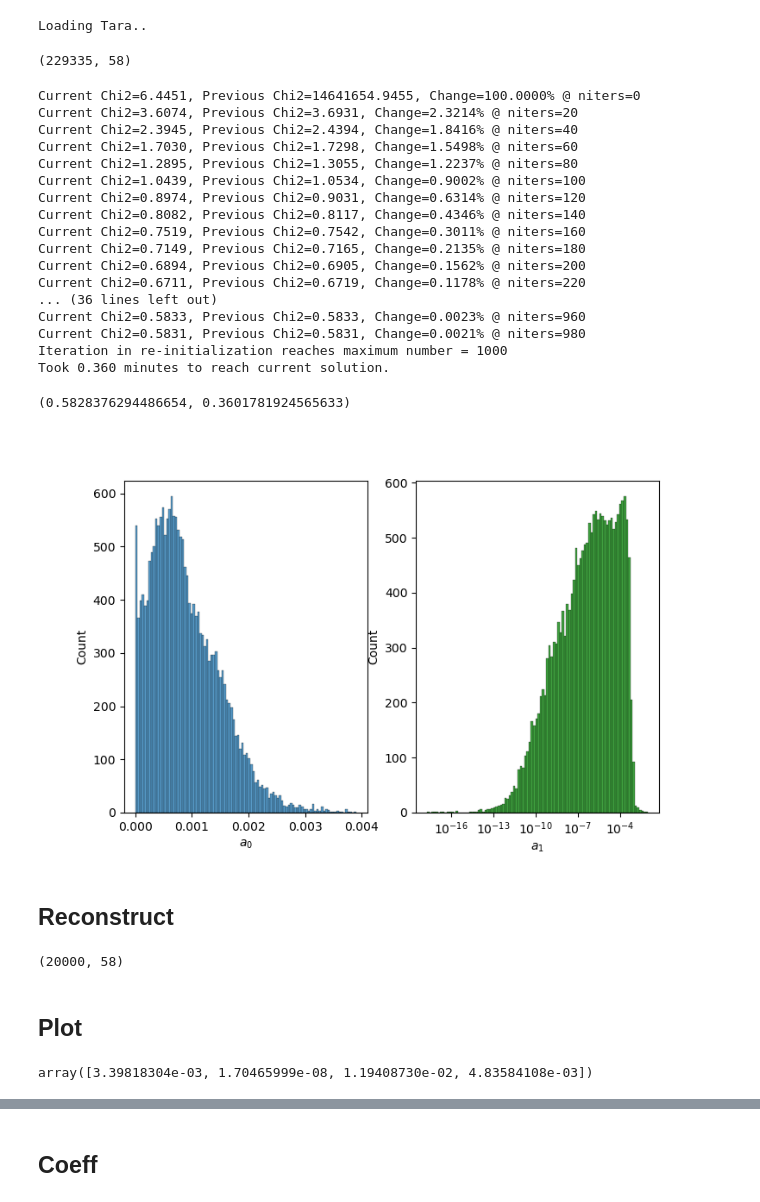
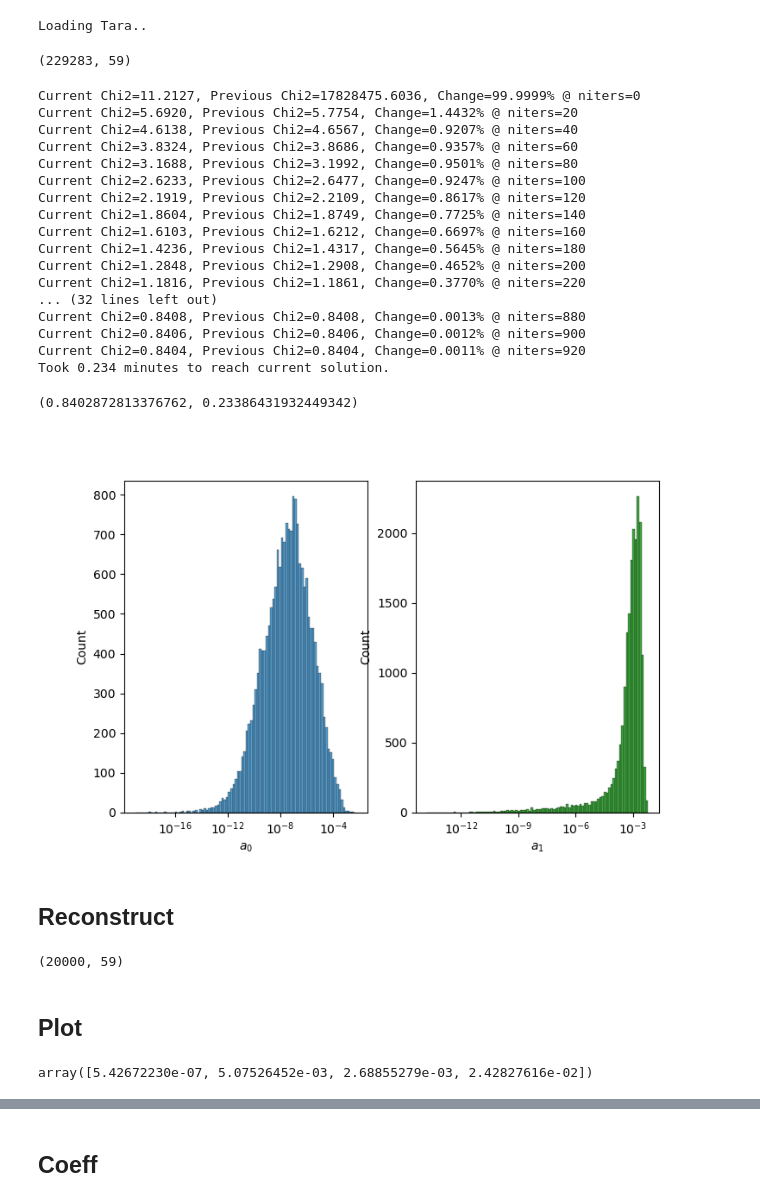
Before and after one commit to AI-for-Ocean-Science/cnmf, a Jupyter notebook: papers/I/Analysis/DebugNMFCoeff.ipynb, the cells around one changed output, grey strips where cells are left out. Drawn from its saved outputs; the diff is of its cells as text; code cells hidden in the pictures.

```diff
--- a/papers/I/Analysis/DebugNMFCoeff.ipynb
+++ b/papers/I/Analysis/DebugNMFCoeff.ipynb
@@ -124,7 +124,7 @@ plt.show()
 # %%
 # Calculate Tara
 wv_grid, final_tara, l23_a = iops.tara_matched_to_l23(
-    low_cut=410.)
+    low_cut=405.)
 i0 = np.argmin(np.abs(wv_grid[0]-wave))
 assert np.isclose(wv_grid[0], wave[i0])
 i1 = np.argmin(np.abs(wv_grid[-1]-wave))
@@ -133,7 +133,7 @@ Loading Tara..
 # %%
 final_tara.shape
 # %% [output]
-(229335, 58)
+(229283, 59)
 # %%
 cut_tara = final_tara[0:20000]
 # %%
@@ -144,51 +144,52 @@ tara_NMF = nmf.NMF(cut_tara.T,
     V=V.T, W=M_tara.T, n_components=4)
 tara_NMF.SolveNMF(H_only=True, verbose=True)
 # %% [output]
-Current Chi2=6.4451, Previous Chi2=14641654.9455, Change=100.0000% @ niters=0
-Current Chi2=3.6074, Previous Chi2=3.6931, Change=2.3214% @ niters=20
-Current Chi2=2.3945, Previous Chi2=2.4394, Change=1.8416% @ niters=40
-Current Chi2=1.7030, Previous Chi2=1.7298, Change=1.5498% @ niters=60
-Current Chi2=1.2895, Previous Chi2=1.3055, Change=1.2237% @ niters=80
-Current Chi2=1.0439, Previous Chi2=1.0534, Change=0.9002% @ niters=100
-Current Chi2=0.8974, Previous Chi2=0.9031, Change=0.6314% @ niters=120
-Current Chi2=0.8082, Previous Chi2=0.8117, Change=0.4346% @ niters=140
-Current Chi2=0.7519, Previous Chi2=0.7542, Change=0.3011% @ niters=160
-Current Chi2=0.7149, Previous Chi2=0.7165, Change=0.2135% @ niters=180
-Current Chi2=0.6894, Previous Chi2=0.6905, Change=0.1562% @ niters=200
-Current Chi2=0.6711, Previous Chi2=0.6719, Change=0.1178% @ niters=220
-... (36 lines left out)
-Current Chi2=0.5833, Previous Chi2=0.5833, Change=0.0023% @ niters=960
-Current Chi2=0.5831, Previous Chi2=0.5831, Change=0.0021% @ niters=980
-Iteration in re-initialization reaches maximum number = 1000
-Took 0.360 minutes to reach current solution.
+Current Chi2=11.2127, Previous Chi2=17828475.6036, Change=99.9999% @ niters=0
+Current Chi2=5.6920, Previous Chi2=5.7754, Change=1.4432% @ niters=20
+Current Chi2=4.6138, Previous Chi2=4.6567, Change=0.9207% @ niters=40
+Current Chi2=3.8324, Previous Chi2=3.8686, Change=0.9357% @ niters=60
+Current Chi2=3.1688, Previous Chi2=3.1992, Change=0.9501% @ niters=80
+Current Chi2=2.6233, Previous Chi2=2.6477, Change=0.9247% @ niters=100
+Current Chi2=2.1919, Previous Chi2=2.2109, Change=0.8617% @ niters=120
+Current Chi2=1.8604, Previous Chi2=1.8749, Change=0.7725% @ niters=140
+Current Chi2=1.6103, Previous Chi2=1.6212, Change=0.6697% @ niters=160
+Current Chi2=1.4236, Previous Chi2=1.4317, Change=0.5645% @ niters=180
+Current Chi2=1.2848, Previous Chi2=1.2908, Change=0.4652% @ niters=200
+Current Chi2=1.1816, Previous Chi2=1.1861, Change=0.3770% @ niters=220
+... (32 lines left out)
+Current Chi2=0.8408, Previous Chi2=0.8408, Change=0.0013% @ niters=880
+Current Chi2=0.8406, Previous Chi2=0.8406, Change=0.0012% @ niters=900
+Current Chi2=0.8404, Previous Chi2=0.8404, Change=0.0011% @ niters=920
+Took 0.234 minutes to reach current solution.
-(0.5828376294486654, 0.3601781924565633)
+(0.8402872813376762, 0.23386431932449342)
 # %%
 fig = plt.figure(figsize=(8,5))
 gs = gridspec.GridSpec(1,2)
 ax0 = plt.subplot(gs[0])
 ax1 = plt.subplot(gs[1])
 
-sns.histplot(x=tara_NMF.H[0,:], bins=100, ax=ax0)#, log_scale=True)
+sns.histplot(x=tara_NMF.H[0,:], bins=100, ax=ax0, log_scale=True)
 ax0.set_xlabel(r'$a_0$')
 sns.histplot(x=tara_NMF.H[1,:], bins=100, ax=ax1, log_scale=True, color='g')
 ax1.set_xlabel(r'$a_1$')
 
 plt.show()
 # %% [output]
-[figure, old version]
+[figure, new version]
 # %% [markdown]
 ## Reconstruct
 # %%
 tara_recon = np.dot(tara_NMF.H.T, M_tara)
 tara_recon.shape
 # %% [output]
-(20000, 58)
+(20000, 59)
 # %% [markdown]
 ## Plot
 # %%
+idx=0
 tara_NMF.H.T[idx]
 # %% [output]
-array([3.39818304e-03, 1.70465999e-08, 1.19408730e-02, 4.83584108e-03])
+array([5.42672230e-07, 5.07526452e-03, 2.68855279e-03, 2.42827616e-02])
 # %%
 fig = plt.figure(figsize=(6,6))
 ax = plt.gca()
```
Also changed, not shown: parts of 4 cells of this notebook, 4 other files.
